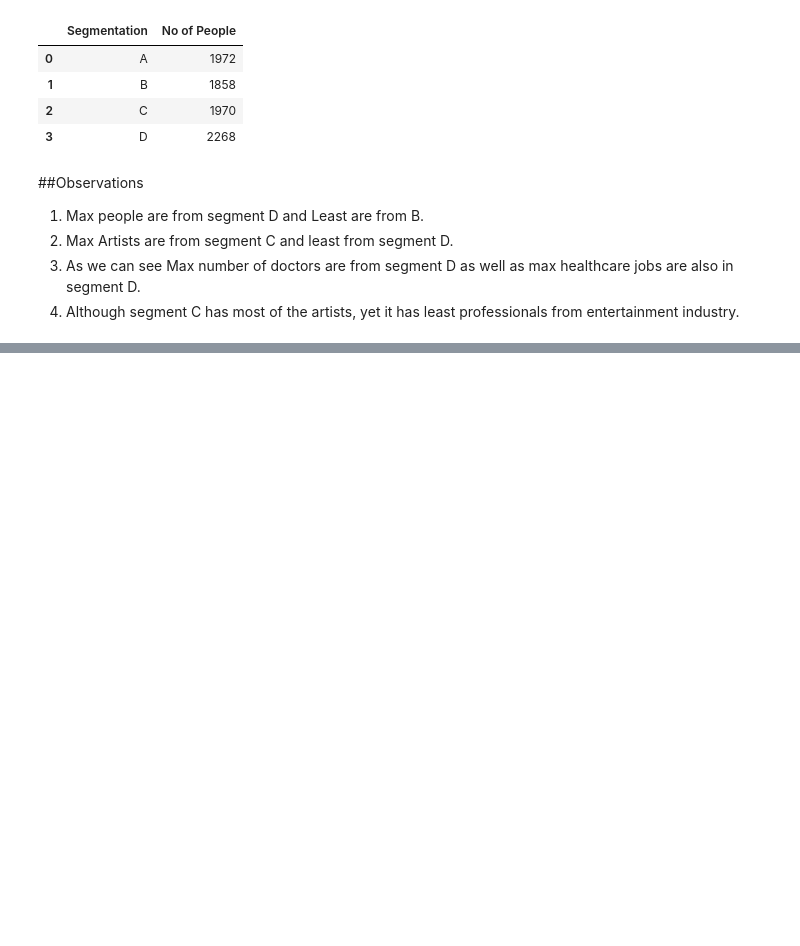
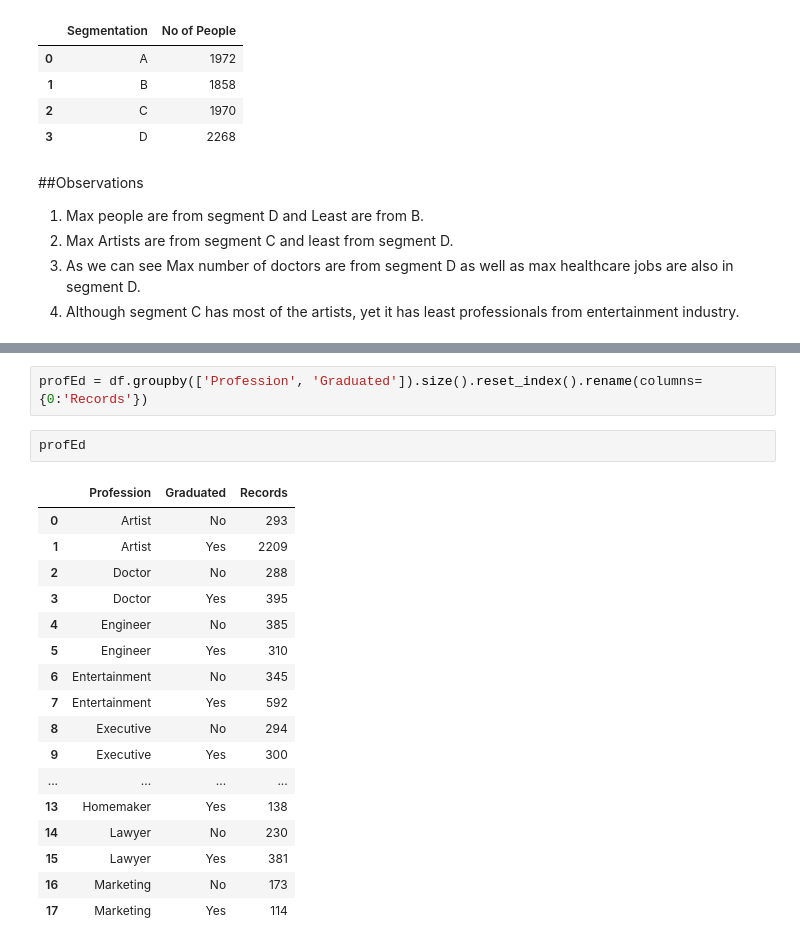
Before and after one commit to Misudhari/Market-Segmentation, a Jupyter notebook: Market_Segmentation_EDA.ipynb, the cells around one changed output, grey strips where cells are left out. Drawn from its saved outputs; the diff is of its cells as text; blank space fills up the shorter version.

```diff
--- a/Market_Segmentation_EDA.ipynb
+++ b/Market_Segmentation_EDA.ipynb
@@ -254,0 +276,22 @@ SegXProf.head()
+# %%
+profEd = df.groupby(['Profession', 'Graduated']).size().reset_index().rename(columns={0:'Records'})
+# %%
+profEd
+# %% [output]
+|  | Profession | Graduated | Records |
+| 0 | Artist | No | 293 |
+| 1 | Artist | Yes | 2209 |
+| 2 | Doctor | No | 288 |
+| 3 | Doctor | Yes | 395 |
+| 4 | Engineer | No | 385 |
+| 5 | Engineer | Yes | 310 |
+| 6 | Entertainment | No | 345 |
+| 7 | Entertainment | Yes | 592 |
+| 8 | Executive | No | 294 |
+| 9 | Executive | Yes | 300 |
+| ... | ... | ... | ... |
+| 13 | Homemaker | Yes | 138 |
+| 14 | Lawyer | No | 230 |
+| 15 | Lawyer | Yes | 381 |
+| 16 | Marketing | No | 173 |
+| 17 | Marketing | Yes | 114 |
```
Also changed, not shown: parts of 12 cells of this notebook.
